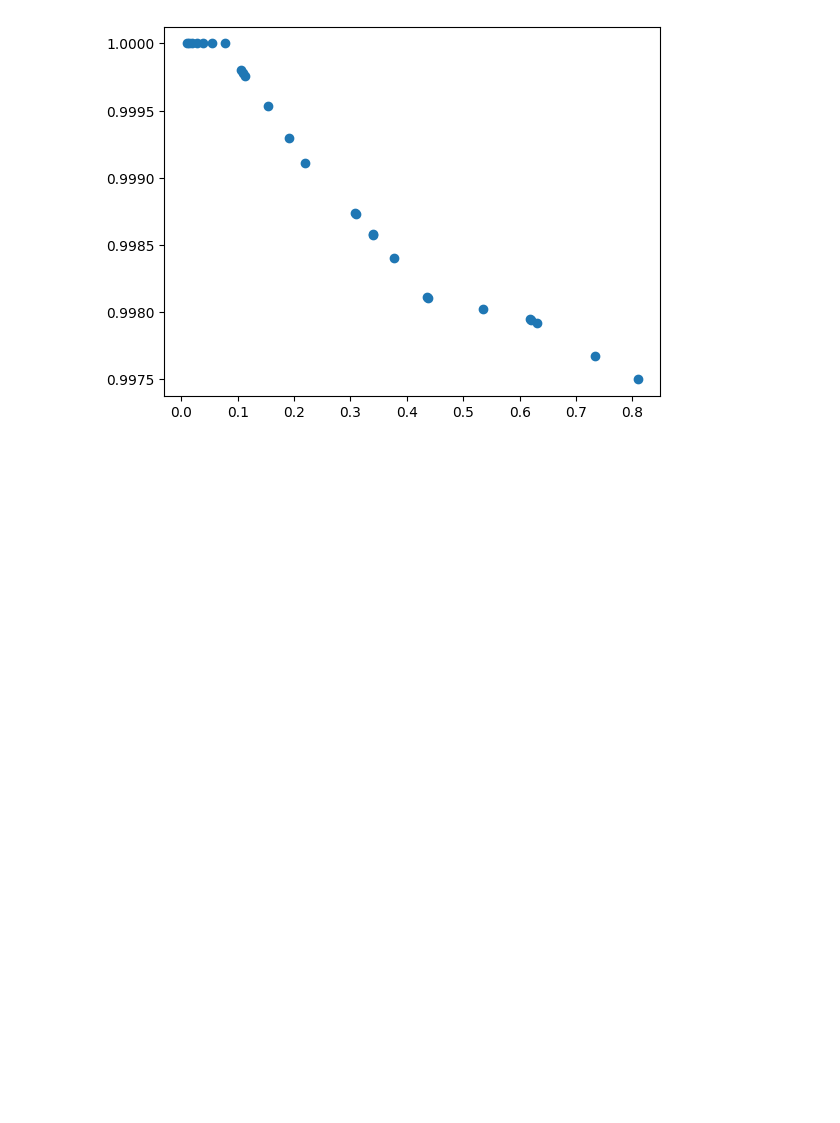
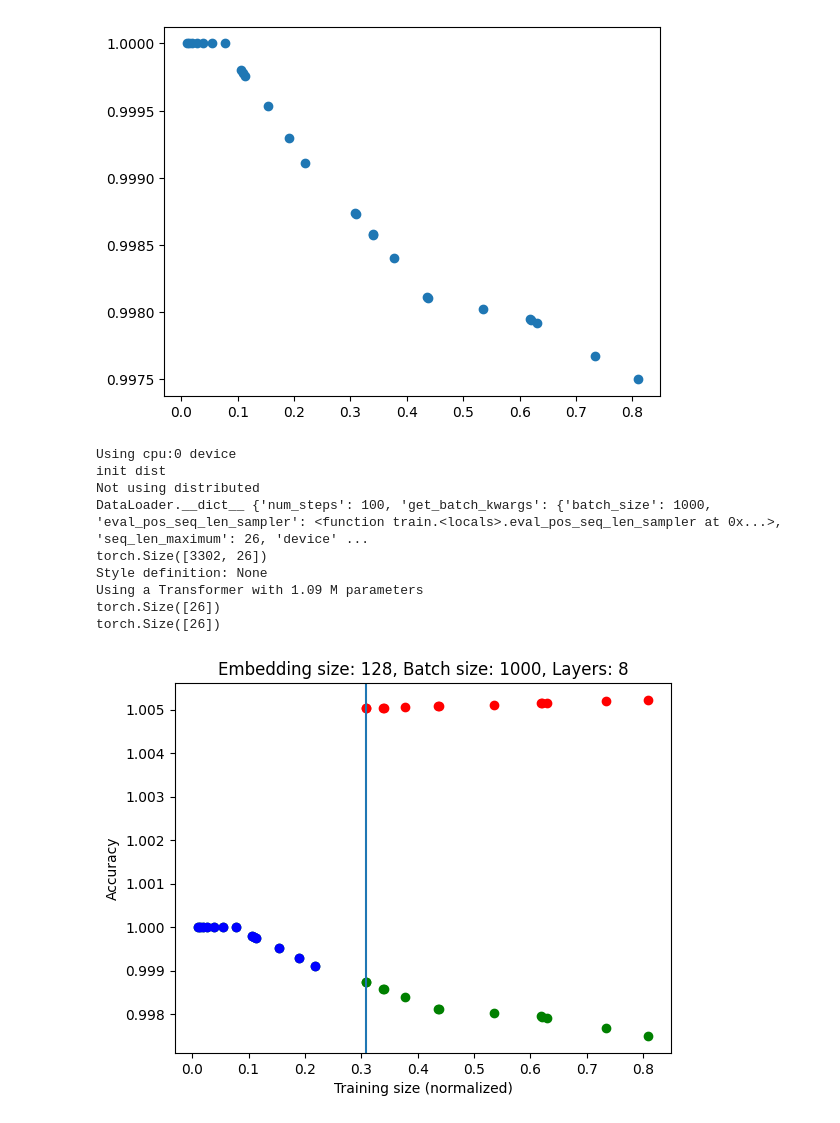
Before and after one commit to Remi-Lejeune/deep-learning-project, a Jupyter notebook: notebooks/inference.ipynb, the cells around one changed output. Saved outputs shown, nothing was run; the diff lists cells and outputs as text; code cells hidden in the pictures; blank space fills up the shorter version.

Commit message:
training and inference fixed

```diff
--- a/notebooks/inference.ipynb
+++ b/notebooks/inference.ipynb
@@ -80,6 +80,19 @@ def get_random(num_features=1, seq_len=26, device='cpu'):
     # y_data = y_data.transpose(1, 0).to(device)
     return x_data, y_data
 
+def get_specific(ind, num_features=1, seq_len=26, device='cpu'):
+    assert num_features == 1
+    x_data, y_data = get_data()
+    x_data = x_data[ind, :]
+    y_data = y_data[ind, :]
+
+    print(x_data.shape)
+    print(y_data.shape)
+
+    # x_data = x_data.view((num_features, 1, seq_len)).transpose(2, 0).to(device)
+    # y_data = y_data.transpose(1, 0).to(device)
+    return x_data, y_data
+
 def get_batch(
     batch_size,
     seq_len,
@@ -247,0 +335,13 @@ plt.scatter(x_plot, y_plot)
+# %%
+plot_ind_model(685, "model_128_8.pth")
+# %% [output]
+Using cpu:0 device
+init dist
+Not using distributed
+DataLoader.__dict__ {'num_steps': 100, 'get_batch_kwargs': {'batch_size': 1000, 'eval_pos_seq_len_sampler': <function train.<locals>.eval_pos_seq_len_sampler at 0x...>, 'seq_len_maximum': 26, 'device' ...
+torch.Size([3302, 26])
+Style definition: None
+Using a Transformer with 1.09 M parameters
+torch.Size([26])
+torch.Size([26])
+[figure, added]
```
Also changed, not shown: parts of 2 cells of this notebook, 2 other files.
